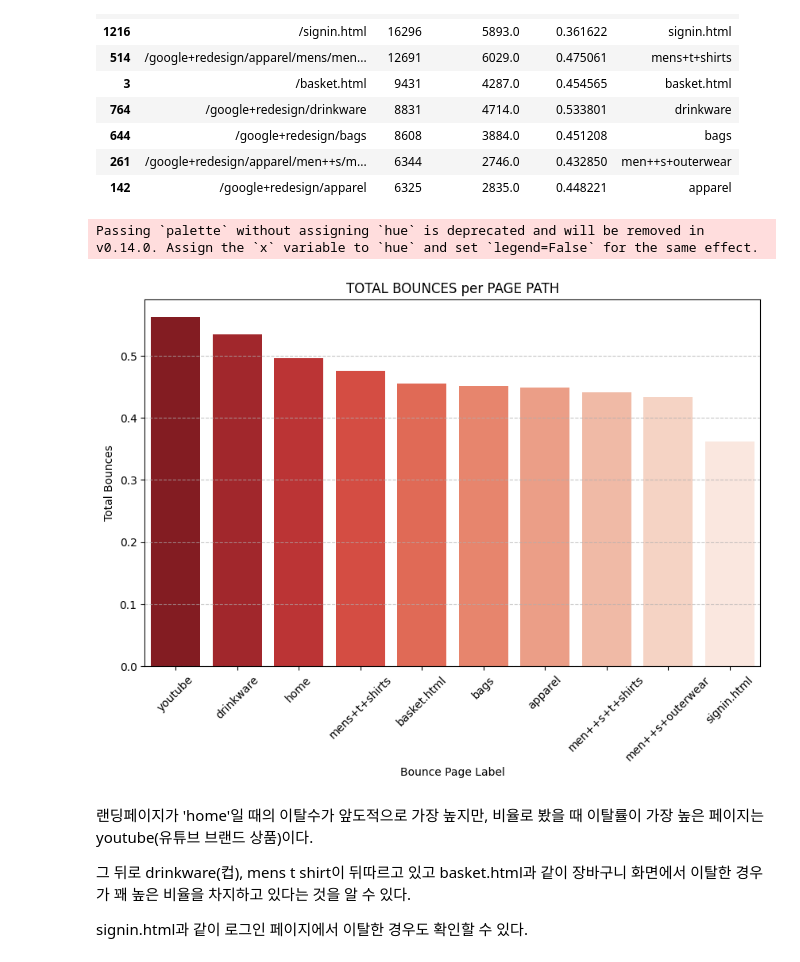
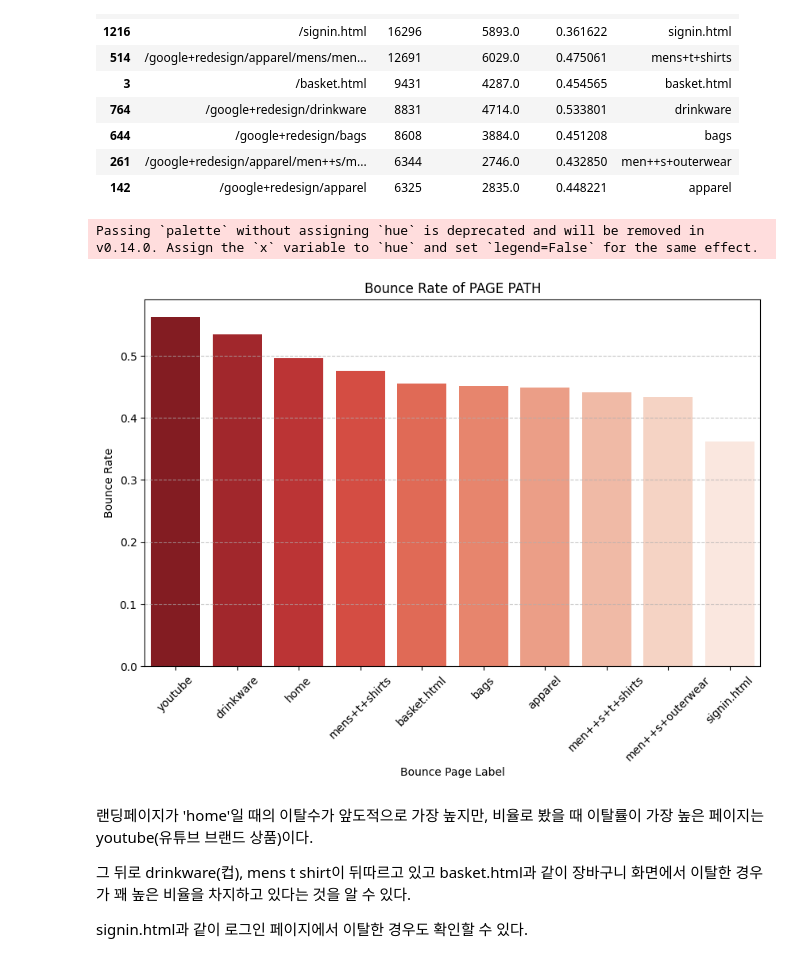
Before and after one commit to yeedacoding/eCommerce-User-Behavior-Analytics, a Jupyter notebook: funnel_analysis.ipynb, the cells around one changed output. Saved outputs shown, nothing was run; the diff lists cells and outputs as text; code cells hidden in the pictures.

```diff
--- a/funnel_analysis.ipynb
+++ b/funnel_analysis.ipynb
@@ -81,8 +71,7 @@ def safe_parse_hits(x):
     try:
         parsed = ast.literal_eval(x)  # 문자열 → 리스트 변환
         if isinstance(parsed, list) and len(parsed) > 0:  # 리스트 & 비어있지 않은 경우만 반환
-            return parsed[0]  # 리스트 첫 번째 딕셔너리 반환
-        return None  # 변환 불가능한 경우 None 반환
+            return parsed  # 리스트 반환
     except Exception:  # 변환 실패 시 예외 처리
         return None
 
@@ -178,18 +163,18 @@ bounce_result_df
 # %%
 # 시각화
 bounce_result_df = bounce_result_df.sort_values("bounce_rate", ascending=False)
 
 plt.figure(figsize=(10, 6))
 sns.barplot(x=bounce_result_df['label'], y=bounce_result_df['bounce_rate'], palette='Reds_r')
 plt.xlabel("Bounce Page Label")
-plt.ylabel("Total Bounces")
-plt.title("TOTAL BOUNCES per PAGE PATH")
+plt.ylabel("Bounce Rate")
+plt.title("Bounce Rate of PAGE PATH")
 plt.xticks(rotation=45)
 plt.grid(axis='y', linestyle='--', alpha=0.7)
 plt.show()
 # %% [output]
 Passing `palette` without assigning `hue` is deprecated and will be removed in v0.14.0. Assign the `x` variable to `hue` and set `legend=False` for the same effect.
-[figure, old version]
+[figure, new version]
 # %% [markdown]
 랜딩페이지가 'home'일 때의 이탈수가 앞도적으로 가장 높지만, 비율로 봤을 때 이탈률이 가장 높은 페이지는 youtube(유튜브 브랜드 상품)이다.
 
```
Also changed, not shown: parts of 27 cells of this notebook.
